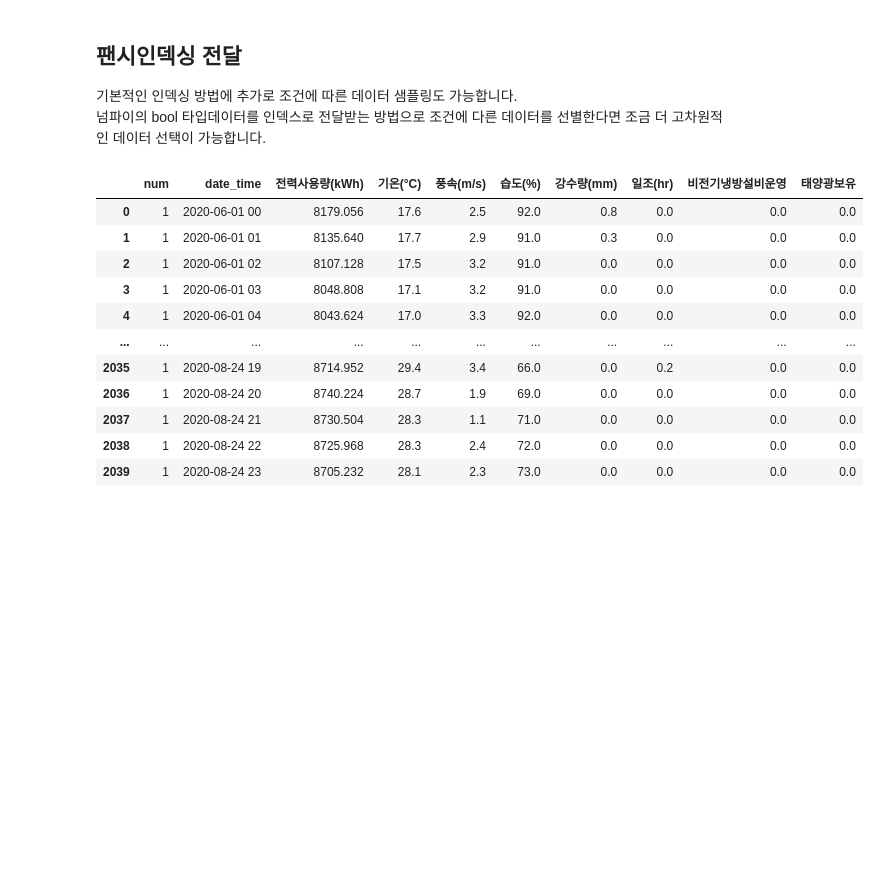
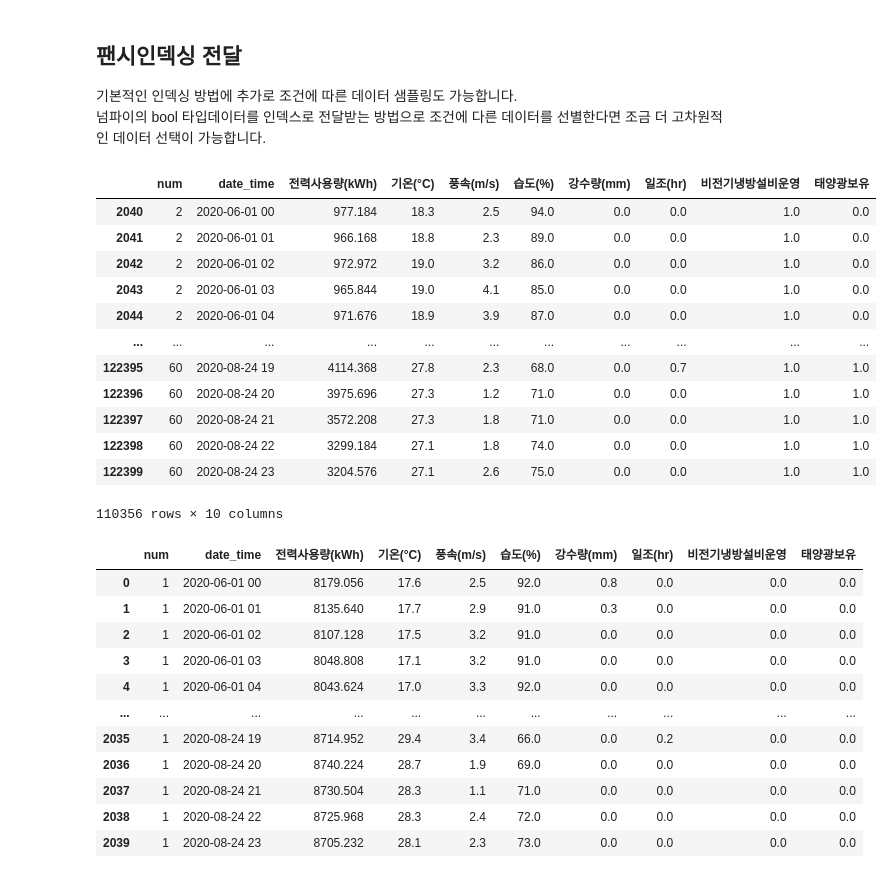
Before and after one commit to overgroove/samsung_ML, a Jupyter notebook: 03_package_pandas.ipynb, the cells around one changed output. Saved outputs shown, nothing was run; the diff lists cells and outputs as text; code cells hidden in the pictures; blank space fills up the shorter version.

```diff
--- a/03_package_pandas.ipynb
+++ b/03_package_pandas.ipynb
@@ -432,6 +461,22 @@ Name: 전력사용량(kWh), dtype: float64
 ## 팬시인덱싱 전달
 기본적인 인덱싱 방법에 추가로 조건에 따른 데이터 샘플링도 가능합니다.
 넘파이의 bool 타입데이터를 인덱스로 전달받는 방법으로 조건에 다른 데이터를 선별한다면 조금 더 고차원적인 데이터 선택이 가능합니다.
+# %%
+df.loc[df['전력사용량(kWh)'] <= 5000]
+# %% [output]
+|  | num | date_time | 전력사용량(kWh) | 기온(°C) | 풍속(m/s) | 습도(%) | 강수량(mm) | 일조(hr) | 비전기냉방설비운영 | 태양광보유 |
+| 2040 | 2 | 2020-06-01 00 | 977.184 | 18.3 | 2.5 | 94.0 | 0.0 | 0.0 | 1.0 | 0.0 |
+| 2041 | 2 | 2020-06-01 01 | 966.168 | 18.8 | 2.3 | 89.0 | 0.0 | 0.0 | 1.0 | 0.0 |
+| 2042 | 2 | 2020-06-01 02 | 972.972 | 19.0 | 3.2 | 86.0 | 0.0 | 0.0 | 1.0 | 0.0 |
+| 2043 | 2 | 2020-06-01 03 | 965.844 | 19.0 | 4.1 | 85.0 | 0.0 | 0.0 | 1.0 | 0.0 |
+| 2044 | 2 | 2020-06-01 04 | 971.676 | 18.9 | 3.9 | 87.0 | 0.0 | 0.0 | 1.0 | 0.0 |
+| ... | ... | ... | ... | ... | ... | ... | ... | ... | ... | ... |
+| 122395 | 60 | 2020-08-24 19 | 4114.368 | 27.8 | 2.3 | 68.0 | 0.0 | 0.7 | 1.0 | 1.0 |
+| 122396 | 60 | 2020-08-24 20 | 3975.696 | 27.3 | 1.2 | 71.0 | 0.0 | 0.0 | 1.0 | 1.0 |
+| 122397 | 60 | 2020-08-24 21 | 3572.208 | 27.3 | 1.8 | 71.0 | 0.0 | 0.0 | 1.0 | 1.0 |
+| 122398 | 60 | 2020-08-24 22 | 3299.184 | 27.1 | 1.8 | 74.0 | 0.0 | 0.0 | 1.0 | 1.0 |
+| 122399 | 60 | 2020-08-24 23 | 3204.576 | 27.1 | 2.6 | 75.0 | 0.0 | 0.0 | 1.0 | 1.0 |
+110356 rows × 10 columns
 # %%
 # 조건식을 인덱스로 받는 팬시인덱싱
 # 건물 번호 기준으로 한 건물에 해당하는 관측치 선별
```
Also changed, not shown: parts of 34 cells of this notebook.
